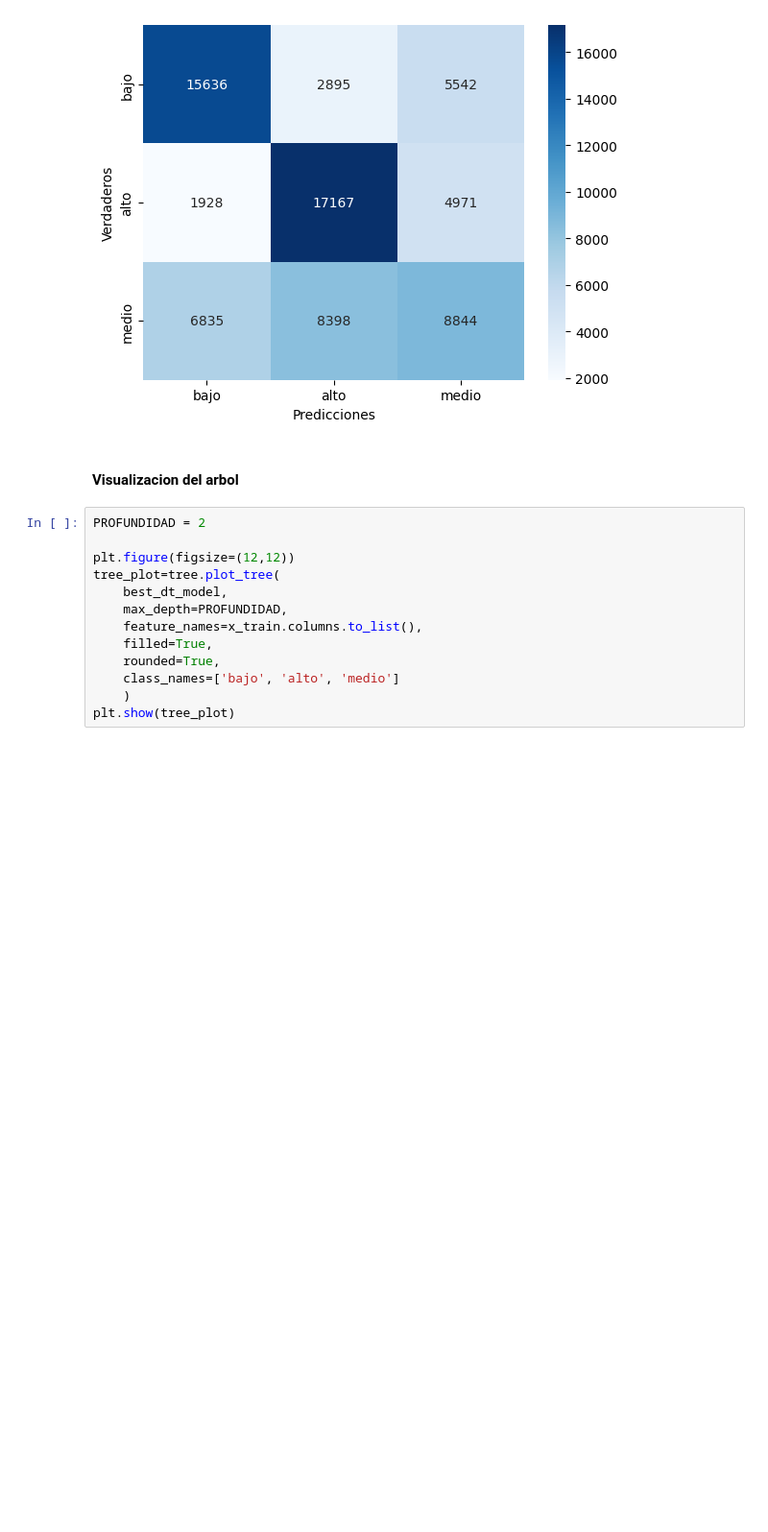
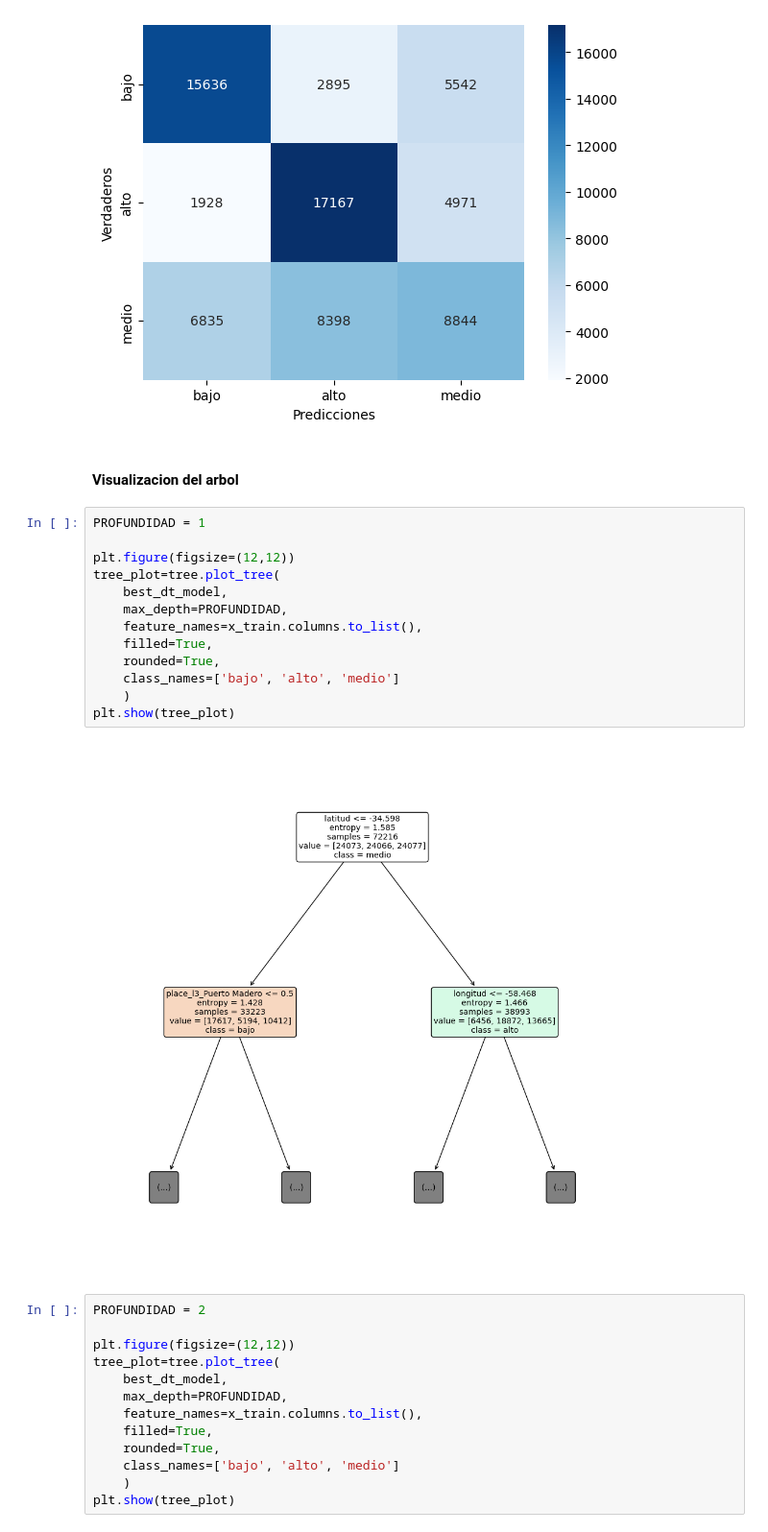
Before and after one commit to kikiymini/7506R-1C2024-GRUPO02, a Jupyter notebook: 7506R_TP1_GRUPO02_ENTREGA_N3.ipynb, the cells around one changed output. Shown at 96% size. Drawn from its saved outputs; the diff is of its cells as text; blank space fills up the shorter version.

```diff
--- a/7506R_TP1_GRUPO02_ENTREGA_N3.ipynb
+++ b/7506R_TP1_GRUPO02_ENTREGA_N3.ipynb
@@ -590,6 +587,21 @@ weighted avg       0.57      0.58      0.57     72216
 [figure]
 # %% [markdown]
 #### Visualizacion del arbol
+# %%
+PROFUNDIDAD = 1
+
+plt.figure(figsize=(12,12))
+tree_plot=tree.plot_tree(
+    best_dt_model,
+    max_depth=PROFUNDIDAD,
+    feature_names=x_train.columns.to_list(),
+    filled=True,
+    rounded=True,
+    class_names=['bajo', 'alto', 'medio']
+    )
+plt.show(tree_plot)
+# %% [output]
+[figure, added]
 # %%
 PROFUNDIDAD = 2
 
```
Also changed, not shown: parts of 17 cells of this notebook.
